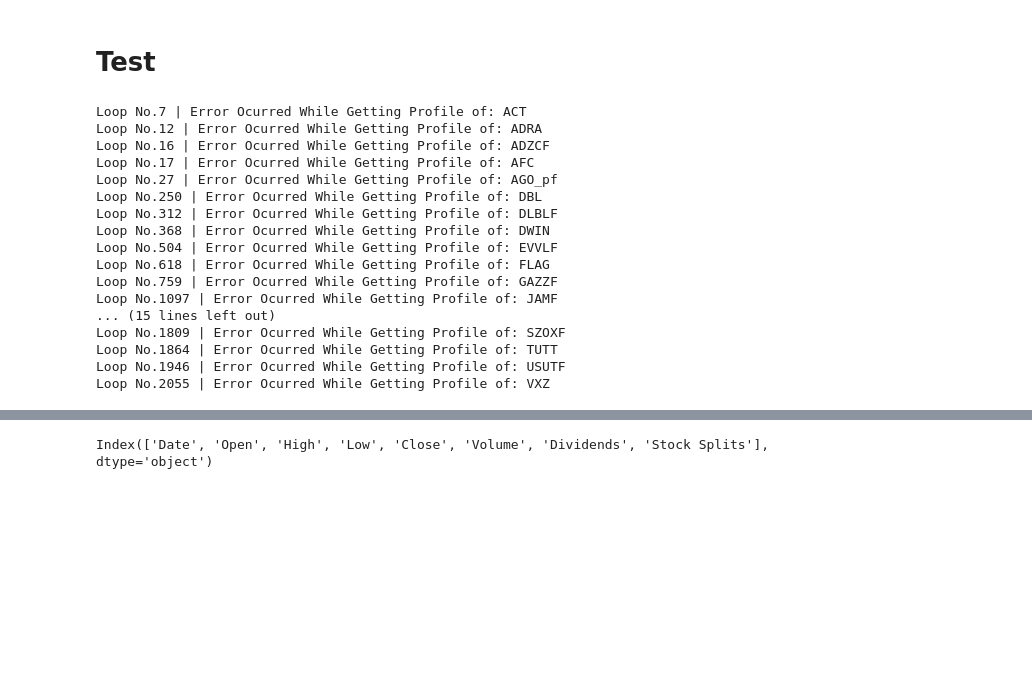
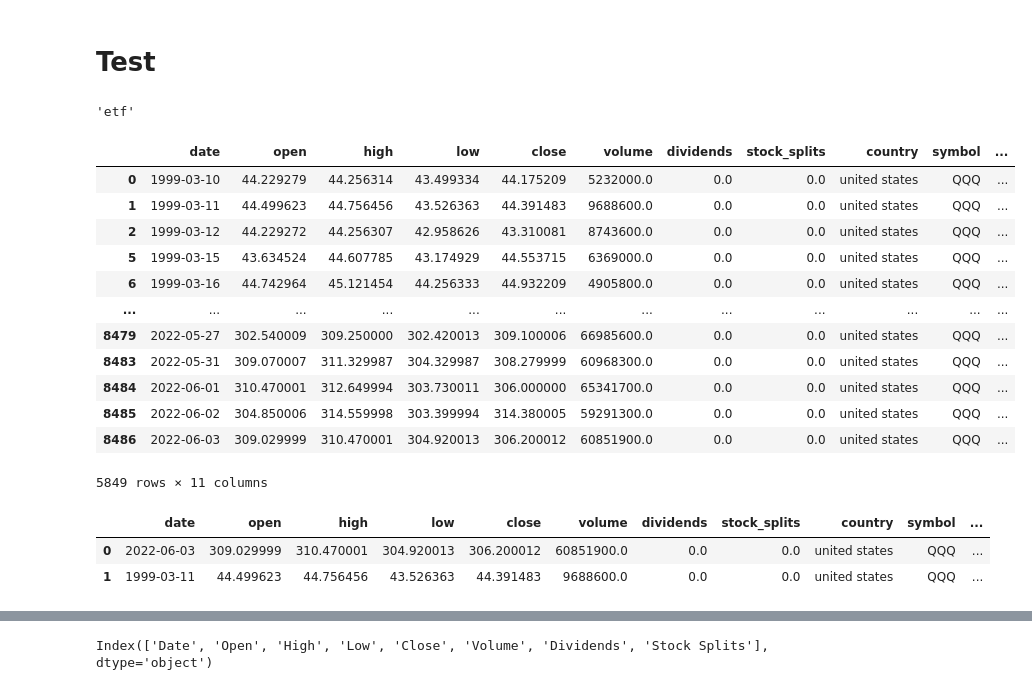
Before and after one commit to vifootball/stock-database-builder, a Jupyter notebook: get_data.ipynb, the cells around one changed output, grey strips where cells are left out. Drawn from its saved outputs; the diff is of its cells as text; code cells hidden in the pictures; blank space fills up the shorter version.

```diff
--- a/get_data.ipynb
+++ b/get_data.ipynb
@@ -42,3 +42,37 @@ master_indices_investpy = pd.read_csv(os.path.join(processor.dir_download, proce
 master_currencies = pd.read_csv(os.path.join(processor.dir_download, processor.fname_master_currencies))#[10:30]
 master_indices_fred = pd.read_csv(os.path.join(processor.dir_download, processor.fname_master_indices_fred))
 benchmark = pd.read_csv(os.path.join(processor.dir_download, processor.fname_benchmark))
+# %%
+master_etf.loc[master_etf['symbol']=='QQQ','category'].values[0]
+# %% [output]
+'etf'
+# %%
+rec_fpath = os.path.join(processor.dir_download, processor.subdir_history_indices_raw, 'history_raw_USREC.csv')
+qqq_fpath = os.path.join(processor.dir_download, processor.subdir_history_etf_raw, 'history_raw_QQQ.csv')
+dkw_fpath = os.path.join(processor.dir_download, processor.subdir_history_currencies_raw, 'history_raw_KRWUSD=X.csv')
+dkw = pd.read_csv(dkw_fpath)
+rec = pd.read_csv(rec_fpath)
+qqq = pd.read_csv(qqq_fpath)
+# %%
+qqq.loc[qqq['close'].notnull()]
+# %% [output]
+|  | date | open | high | low | close | volume | dividends | stock_splits | country | symbol | ... |
+| 0 | 1999-03-10 | 44.229279 | 44.256314 | 43.499334 | 44.175209 | 5232000.0 | 0.0 | 0.0 | united states | QQQ | ... |
+| 1 | 1999-03-11 | 44.499623 | 44.756456 | 43.526363 | 44.391483 | 9688600.0 | 0.0 | 0.0 | united states | QQQ | ... |
+| 2 | 1999-03-12 | 44.229272 | 44.256307 | 42.958626 | 43.310081 | 8743600.0 | 0.0 | 0.0 | united states | QQQ | ... |
+| 5 | 1999-03-15 | 43.634524 | 44.607785 | 43.174929 | 44.553715 | 6369000.0 | 0.0 | 0.0 | united states | QQQ | ... |
+| 6 | 1999-03-16 | 44.742964 | 45.121454 | 44.256333 | 44.932209 | 4905800.0 | 0.0 | 0.0 | united states | QQQ | ... |
+| ... | ... | ... | ... | ... | ... | ... | ... | ... | ... | ... | ... |
+| 8479 | 2022-05-27 | 302.540009 | 309.250000 | 302.420013 | 309.100006 | 66985600.0 | 0.0 | 0.0 | united states | QQQ | ... |
+| 8483 | 2022-05-31 | 309.070007 | 311.329987 | 304.329987 | 308.279999 | 60968300.0 | 0.0 | 0.0 | united states | QQQ | ... |
+| 8484 | 2022-06-01 | 310.470001 | 312.649994 | 303.730011 | 306.000000 | 65341700.0 | 0.0 | 0.0 | united states | QQQ | ... |
+| 8485 | 2022-06-02 | 304.850006 | 314.559998 | 303.399994 | 314.380005 | 59291300.0 | 0.0 | 0.0 | united states | QQQ | ... |
+| 8486 | 2022-06-03 | 309.029999 | 310.470001 | 304.920013 | 306.200012 | 60851900.0 | 0.0 | 0.0 | united states | QQQ | ... |
+5849 rows × 11 columns
+# %%
+pd.DataFrame([qqq.iloc[-1], qqq.iloc[1]]).reset_index(drop=True)
+# pd.concat([qqq.iloc[-1], qqq.iloc[1]])
+# %% [output]
+|  | date | open | high | low | close | volume | dividends | stock_splits | country | symbol | ... |
+| 0 | 2022-06-03 | 309.029999 | 310.470001 | 304.920013 | 306.200012 | 60851900.0 | 0.0 | 0.0 | united states | QQQ | ... |
+| 1 | 1999-03-11 | 44.499623 | 44.756456 | 43.526363 | 44.391483 | 9688600.0 | 0.0 | 0.0 | united states | QQQ | ... |
@@ -52,28 +122,10 @@ processor = etl_processor.EtlProcessor()
 # processor.get_master_indices_fred()
 # processor.get_master_indices_investpy()
 
-processor.get_history_from_yf(master_etf, category='etf')
-processor.get_history_from_yf(master_currencies, category='currency')
-processor.get_history_from_yf(master_indices_yahoo, category='index')
-processor.get_history_from_yf(master_indices_investpy, category='index')
+# processor.get_history_from_yf(master_etf, category='etf')
+# processor.get_history_from_yf(master_currencies, category='currency')
+# processor.get_history_from_yf(master_indices_yahoo, category='index')
+# processor.get_history_from_yf(master_indices_investpy, category='index')
 processor.get_history_from_fred(master_indices_fred)
 
 #processor.get_summary_from_history(category='etf')
-# %% [output]
-Loop No.7 | Error Ocurred While Getting Profile of: ACT
-Loop No.12 | Error Ocurred While Getting Profile of: ADRA
-Loop No.16 | Error Ocurred While Getting Profile of: ADZCF
-Loop No.17 | Error Ocurred While Getting Profile of: AFC
-Loop No.27 | Error Ocurred While Getting Profile of: AGO_pf
-Loop No.250 | Error Ocurred While Getting Profile of: DBL
-Loop No.312 | Error Ocurred While Getting Profile of: DLBLF
-Loop No.368 | Error Ocurred While Getting Profile of: DWIN
-Loop No.504 | Error Ocurred While Getting Profile of: EVVLF
-Loop No.618 | Error Ocurred While Getting Profile of: FLAG
-Loop No.759 | Error Ocurred While Getting Profile of: GAZZF
-Loop No.1097 | Error Ocurred While Getting Profile of: JAMF
-... (15 lines left out)
-Loop No.1809 | Error Ocurred While Getting Profile of: SZOXF
-Loop No.1864 | Error Ocurred While Getting Profile of: TUTT
-Loop No.1946 | Error Ocurred While Getting Profile of: USUTF
-Loop No.2055 | Error Ocurred While Getting Profile of: VXZ
```
Also changed, not shown: parts of 4 cells of this notebook, 1 other file.
